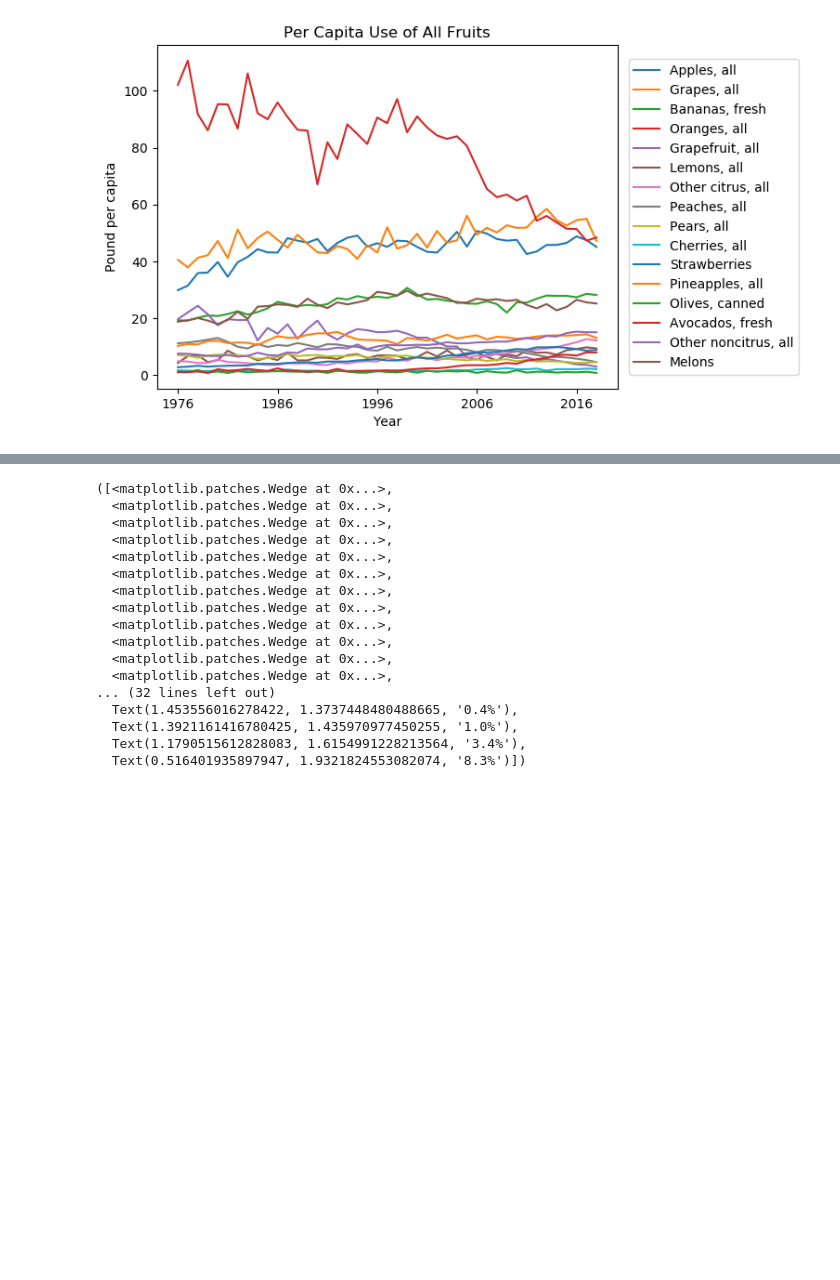
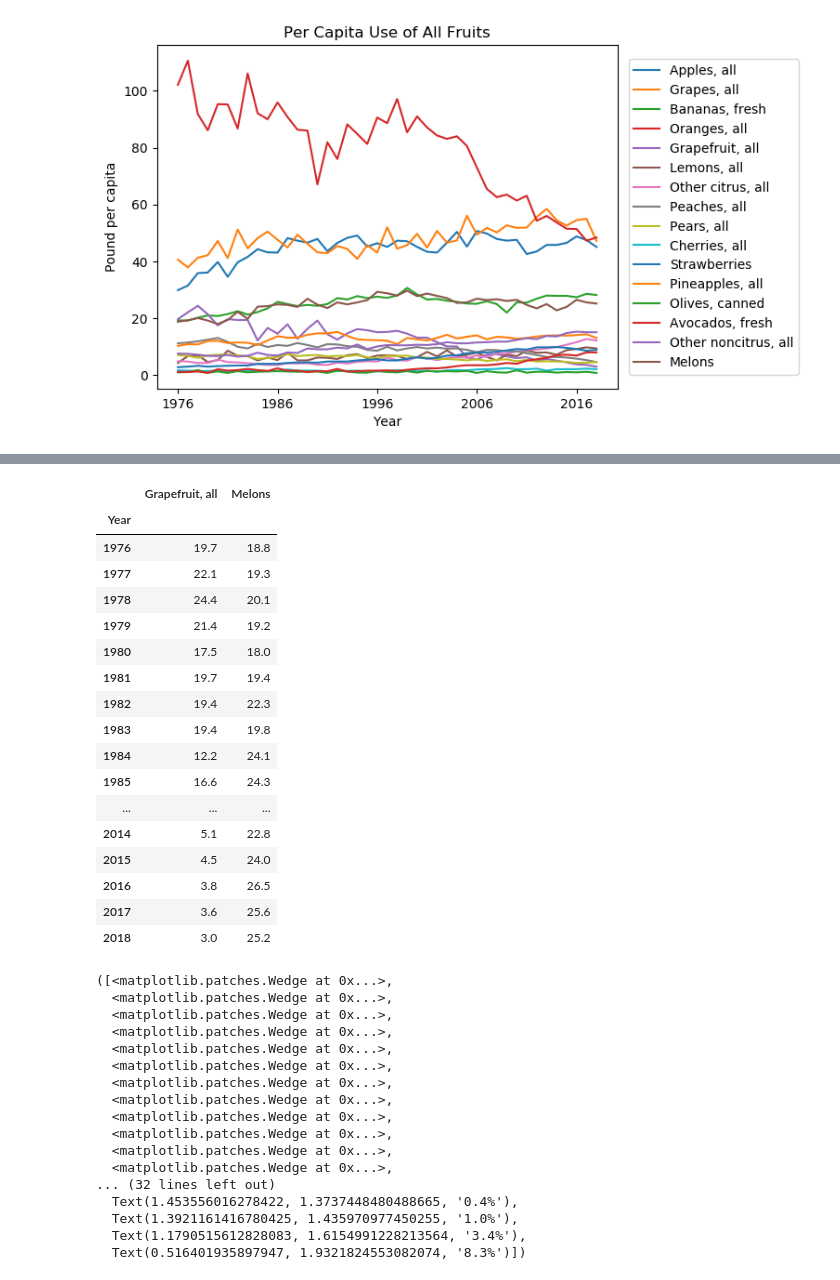
Before and after one commit to haoyuzhang89/w200-Project-US-Diet-Trends-1970-to-2019, a Jupyter notebook: Fruit/Generak Fruit Table A.ipynb, the cells around one changed output, grey strips where cells are left out. Saved outputs shown, nothing was run; the diff lists cells and outputs as text; code cells hidden in the pictures; blank space fills up the shorter version.

```diff
--- a/Fruit/Generak Fruit Table A.ipynb
+++ b/Fruit/Generak Fruit Table A.ipynb
@@ -237,3 +246,24 @@ Text(0.5, 1.0, 'Per Capita Use of All Fruits')
+# %%
+grapef_melon_yr
+# %% [output]
+|  | Grapefruit, all | Melons |
+| Year |  |  |
+| 1976 | 19.7 | 18.8 |
+| 1977 | 22.1 | 19.3 |
+| 1978 | 24.4 | 20.1 |
+| 1979 | 21.4 | 19.2 |
+| 1980 | 17.5 | 18.0 |
+| 1981 | 19.7 | 19.4 |
+| 1982 | 19.4 | 22.3 |
+| 1983 | 19.4 | 19.8 |
+| 1984 | 12.2 | 24.1 |
+| 1985 | 16.6 | 24.3 |
+| ... | ... | ... |
+| 2014 | 5.1 | 22.8 |
+| 2015 | 4.5 | 24.0 |
+| 2016 | 3.8 | 26.5 |
+| 2017 | 3.6 | 25.6 |
+| 2018 | 3.0 | 25.2 |
 # %%
 varfruit = varfruit_yr.sum()  # total history use of each fruit
 total_fruit = varfruit_yr.sum().sum()  # total history use of all fruits including melons
```
Also changed, not shown: parts of 3 cells of this notebook, 16 other files.
